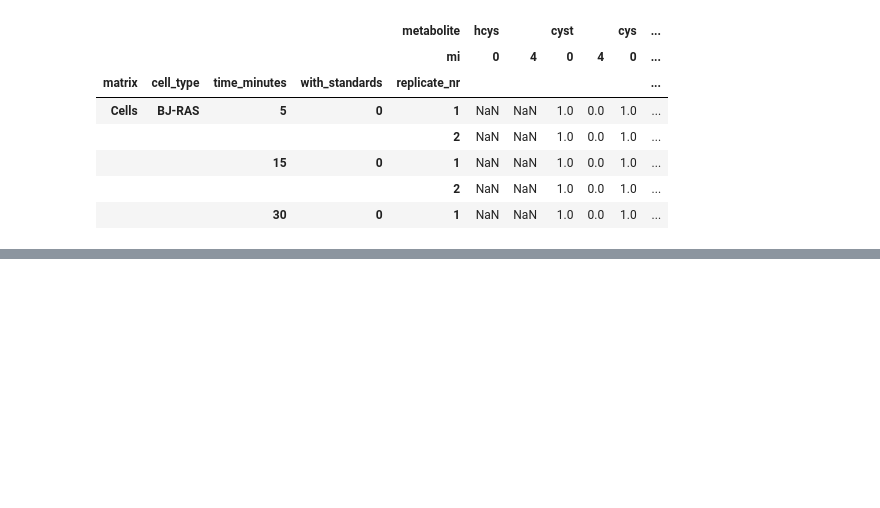
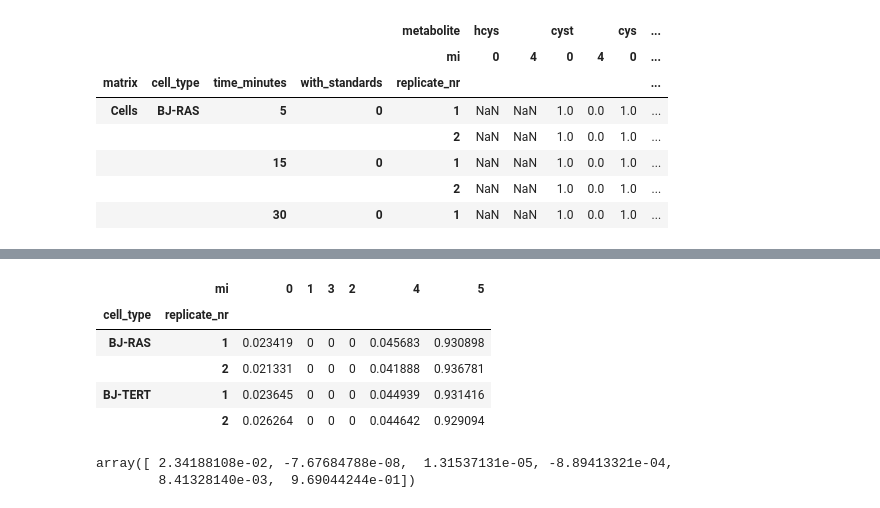
Before and after one commit to Nilsson-Lab-KI/met-hcys-flux, a Jupyter notebook: 01_compute_mids.ipynb, the cells around one changed output, grey strips where cells are left out. Saved outputs shown, nothing was run; the diff lists cells and outputs as text; code cells hidden in the pictures; blank space fills up the shorter version.

```diff
--- a/01_compute_mids.ipynb
+++ b/01_compute_mids.ipynb
@@ -109,0 +186,19 @@ met_mids.to_csv(mid_data_path / 'U13C-met_mids.csv')
+# %%
+met_mids_full = met_mids['met']\
+    .xs(('Cells', 1440, 0), level=('matrix', 'time_minutes', 'with_standards'))
+met_mids_full.insert(loc=1, column=1, value=0)
+met_mids_full.insert(loc=2, column=2, value=0)
+met_mids_full.insert(loc=2, column=3, value=0)
+met_mids_full
+# %% [output]
+|  | mi | 0 | 1 | 3 | 2 | 4 | 5 |
+| cell_type | replicate_nr |  |  |  |  |  |  |
+| BJ-RAS | 1 | 0.023419 | 0 | 0 | 0 | 0.045683 | 0.930898 |
+|  | 2 | 0.021331 | 0 | 0 | 0 | 0.041888 | 0.936781 |
+| BJ-TERT | 1 | 0.023645 | 0 | 0 | 0 | 0.044939 | 0.931416 |
+|  | 2 | 0.026264 | 0 | 0 | 0 | 0.044642 | 0.929094 |
+# %%
+correct_mid(met_mids_full.iloc[0], 0.992)
+# %% [output]
+array([ 2.34188108e-02, -7.67684788e-08,  1.31537131e-05, -8.89413321e-04,
+        8.41328140e-03,  9.69044244e-01])
```
Also changed, not shown: parts of 11 cells of this notebook, 3 other files.
